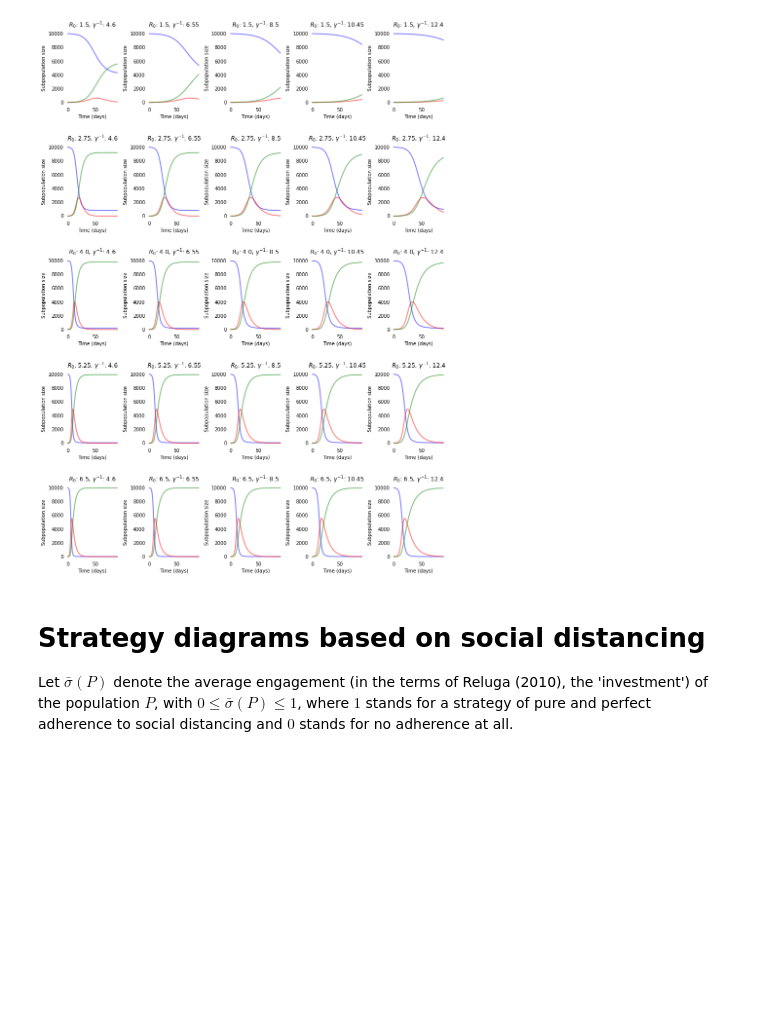
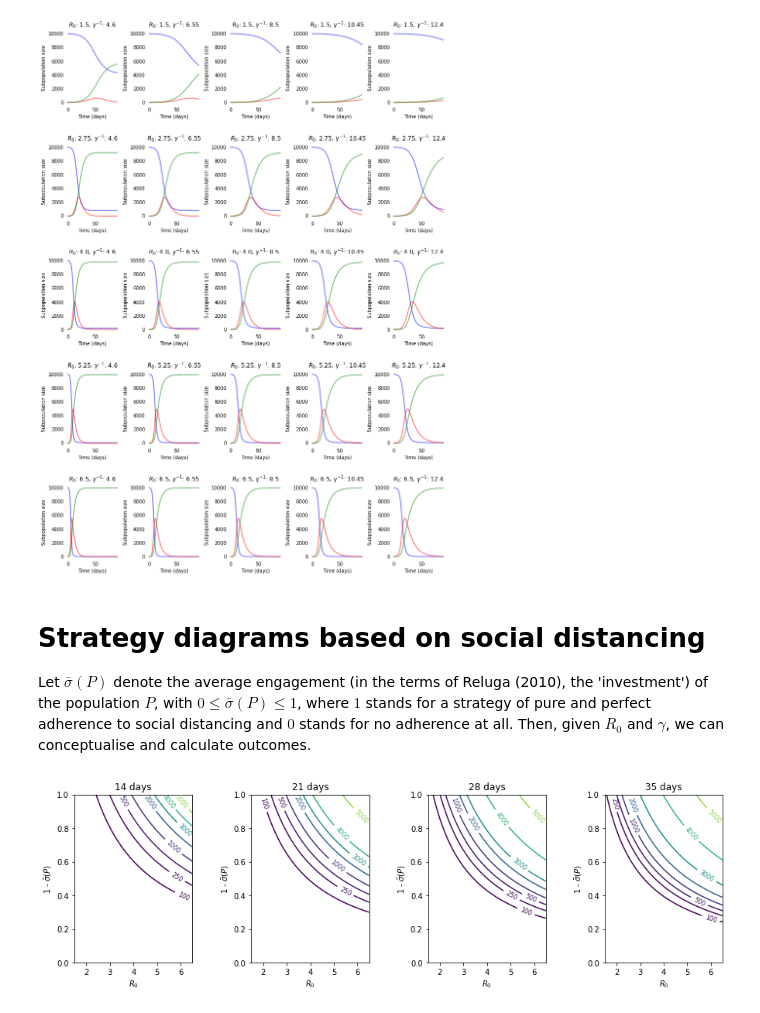
Before and after one commit to chrisvoncsefalvay/differential-social-distancing-game, a Jupyter notebook: notebooks/SIR models with strategies.ipynb, the cells around one changed output. Drawn from its saved outputs; the diff is of its cells as text; code cells hidden in the pictures; blank space fills up the shorter version.

Commit message:
Strategy diagrams on social distancing added.

```diff
--- a/notebooks/SIR models with strategies.ipynb
+++ b/notebooks/SIR models with strategies.ipynb
@@ -106,4 +108,47 @@ create_plot_grid()
 # %% [markdown]
 # Strategy diagrams based on social distancing
 
-Let $\bar{\sigma}(P)$ denote the average engagement (in the terms of Reluga (2010), the 'investment') of the population $P$, with $0 \leq \bar{\sigma}(P) \leq 1$, where $1$ stands for a strategy of pure and perfect adherence to social distancing and $0$ stands for no adherence at all.
+Let $\bar{\sigma}(P)$ denote the average engagement (in the terms of Reluga (2010), the 'investment') of the population $P$, with $0 \leq \bar{\sigma}(P) \leq 1$, where $1$ stands for a strategy of pure and perfect adherence to social distancing and $0$ stands for no adherence at all. Then, given $R_0$ and $\gamma$, we can conceptualise and calculate outcomes.
+# %%
+def sir_strategy_model(y, t, N, rho, beta, gamma):
+    S, I, R = y
+    Sdot = - rho * beta * S * I / N
+    Idot = rho * (beta * S * I) / N - gamma * I
+    Rdot = gamma * I
+    return Sdot, Idot, Rdot
+# %%
+@np.vectorize
+def solve_strategy_for_cumulative_infected(rho, R0, days=14, N = 1e4, I_0 = 0.01*N, gamma=1.0/8.5):
+    R_0 = 0.0
+    S_0 = N - I_0 - R_0
+    beta = R0 * gamma
+    t = np.linspace(0, days, days)
+
+    y_0 = S_0, I_0, R_0
+
+    res = odeint(sir_strategy_model, y_0, t, args=(N, rho, beta, gamma)).T
+    return max(res[1])
+# %%
+def plot_contours_for_days(sigma_min=0, sigma_max=1, R0_min=1.5, R0_max=6.5, days=[14, 21, 28, 35], save=True):
+
+    R0_space = np.linspace(R0_min, R0_max, 100)
+    sigma_space = np.linspace(sigma_min, sigma_max, 100)
+
+    fig = plt.figure(figsize = (15, 4))
+    fig.subplots_adjust(wspace=0.5)
+
+    for idx, val in enumerate(days):
+        z = solve_strategy_for_cumulative_infected(sigma_space[:, None], R0_space[None, :], val)
+        ax = fig.add_subplot(1, len(days), idx + 1)
+        contours = ax.contour(R0_space, sigma_space, z, cmap="viridis", levels = [100, 250, 500, 1000, 2000, 3000, 4000, 5000, 6000])
+        ax.clabel(contours, inline=True, fontsize = 8, fmt="%1.f")
+        ax.set_title(f"{val} days")
+        ax.set_xlabel(r"$R_0$")
+        ax.set_ylabel(r"1 - $\bar{\sigma}(P)$")
+
+    if save:
+        plt.savefig("../paper/figures/fig2-strategy_solutions_by_days.pdf")
+# %%
+plot_contours_for_days()
+# %% [output]
+[figure, added]
```
Also changed, not shown: parts of 2 cells of this notebook.
